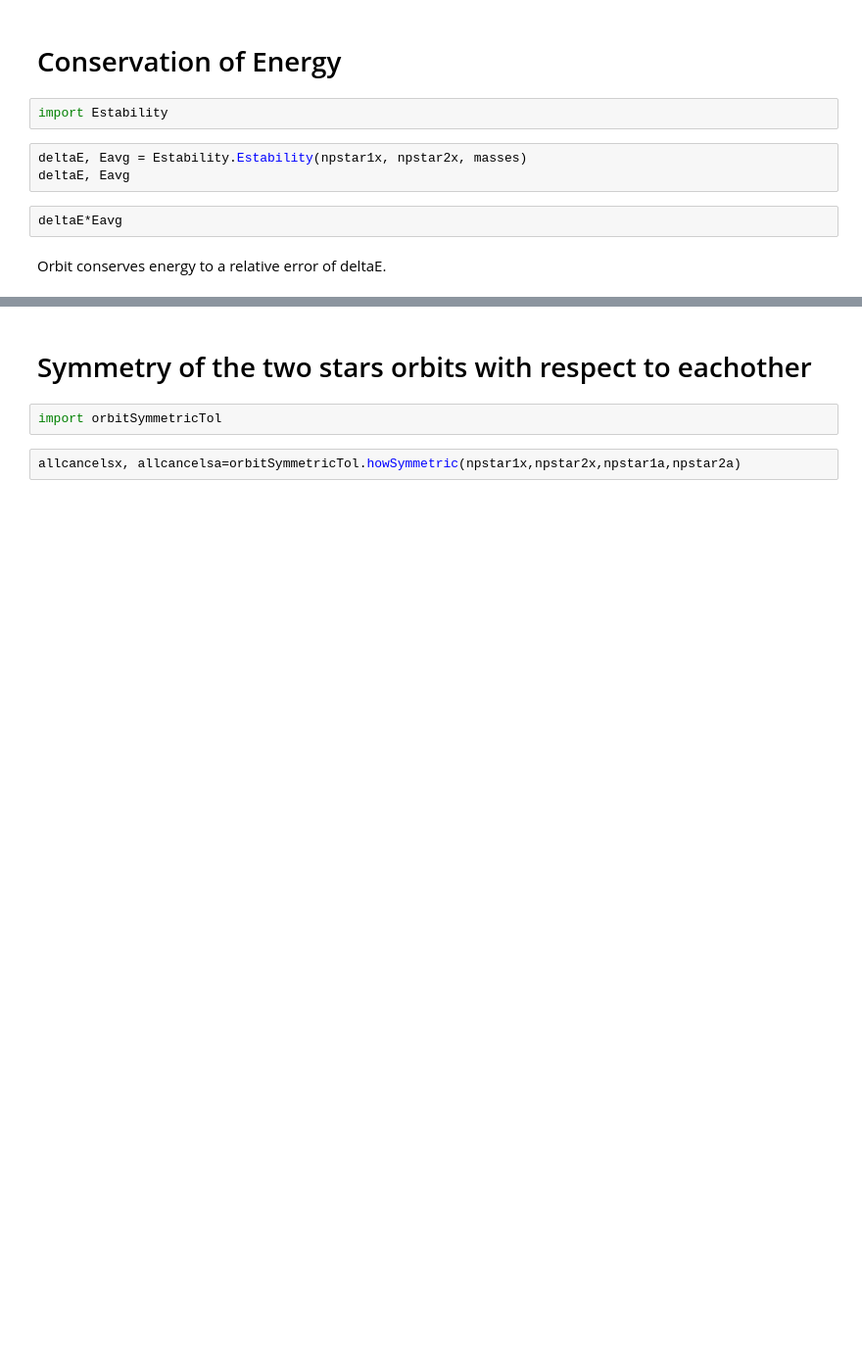
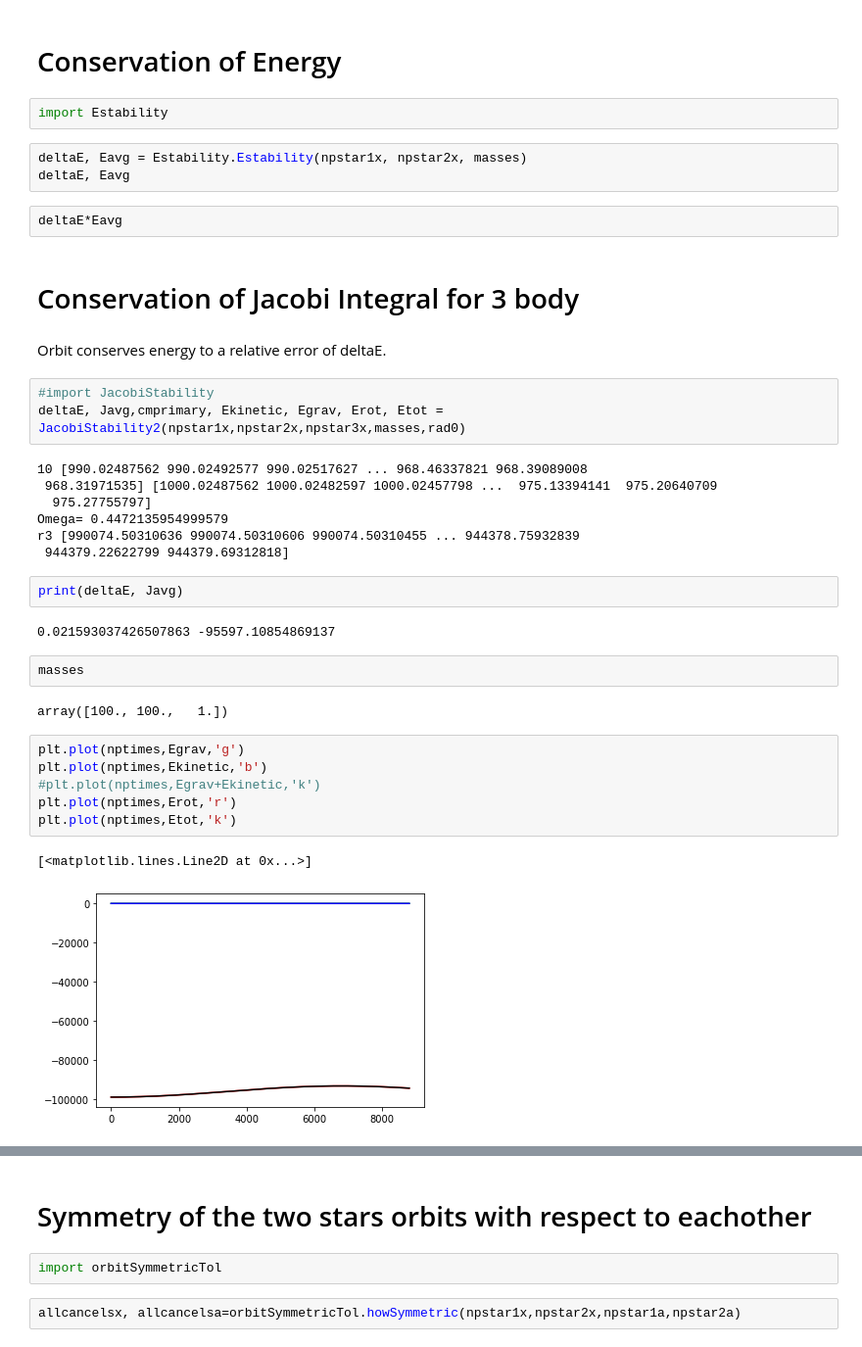
Before and after one commit to sdorsher/ThreeBodyOrbits, a Jupyter notebook: TwoStarsOnePlanet.ipynb, the cells around one changed output, grey strips where cells are left out. Shown at 98% size. Drawn from its saved outputs; the diff is of its cells as text; blank space fills up the shorter version.

Commit message:
Added a Jacobi integral analysis. Not working yet. Current version is in the notebook itself not the .py file.

```diff
--- a/TwoStarsOnePlanet.ipynb
+++ b/TwoStarsOnePlanet.ipynb
@@ -409,5 +454,34 @@ deltaE, Eavg = Estability.Estability(npstar1x, npstar2x, masses)
 deltaE, Eavg
 # %%
 deltaE*Eavg
+# %% [markdown]
+# Conservation of Jacobi Integral for 3 body
 # %% [markdown]
 Orbit conserves energy to a relative error of deltaE.
+# %%
+#import JacobiStability
+deltaE, Javg,cmprimary, Ekinetic, Egrav, Erot, Etot = JacobiStability2(npstar1x,npstar2x,npstar3x,masses,rad0)
+# %% [output]
+10 [990.02487562 990.02492577 990.02517627 ... 968.46337821 968.39089008
+ 968.31971535] [1000.02487562 1000.02482597 1000.02457798 ...  975.13394141  975.20640709
+  975.27755797]
+Omega= 0.4472135954999579
+r3 [990074.50310636 990074.50310606 990074.50310455 ... 944378.75932839
+ 944379.22622799 944379.69312818]
+# %%
+print(deltaE, Javg)
+# %% [output]
+0.021593037426507863 -95597.10854869137
+# %%
+masses
+# %% [output]
+array([100., 100.,   1.])
+# %%
+plt.plot(nptimes,Egrav,'g')
+plt.plot(nptimes,Ekinetic,'b')
+#plt.plot(nptimes,Egrav+Ekinetic,'k')
+plt.plot(nptimes,Erot,'r')
+plt.plot(nptimes,Etot,'k')
+# %% [output]
+[<matplotlib.lines.Line2D at 0x...>]
+[figure, added]
```
Also changed, not shown: parts of 10 cells of this notebook, 1 other file.
